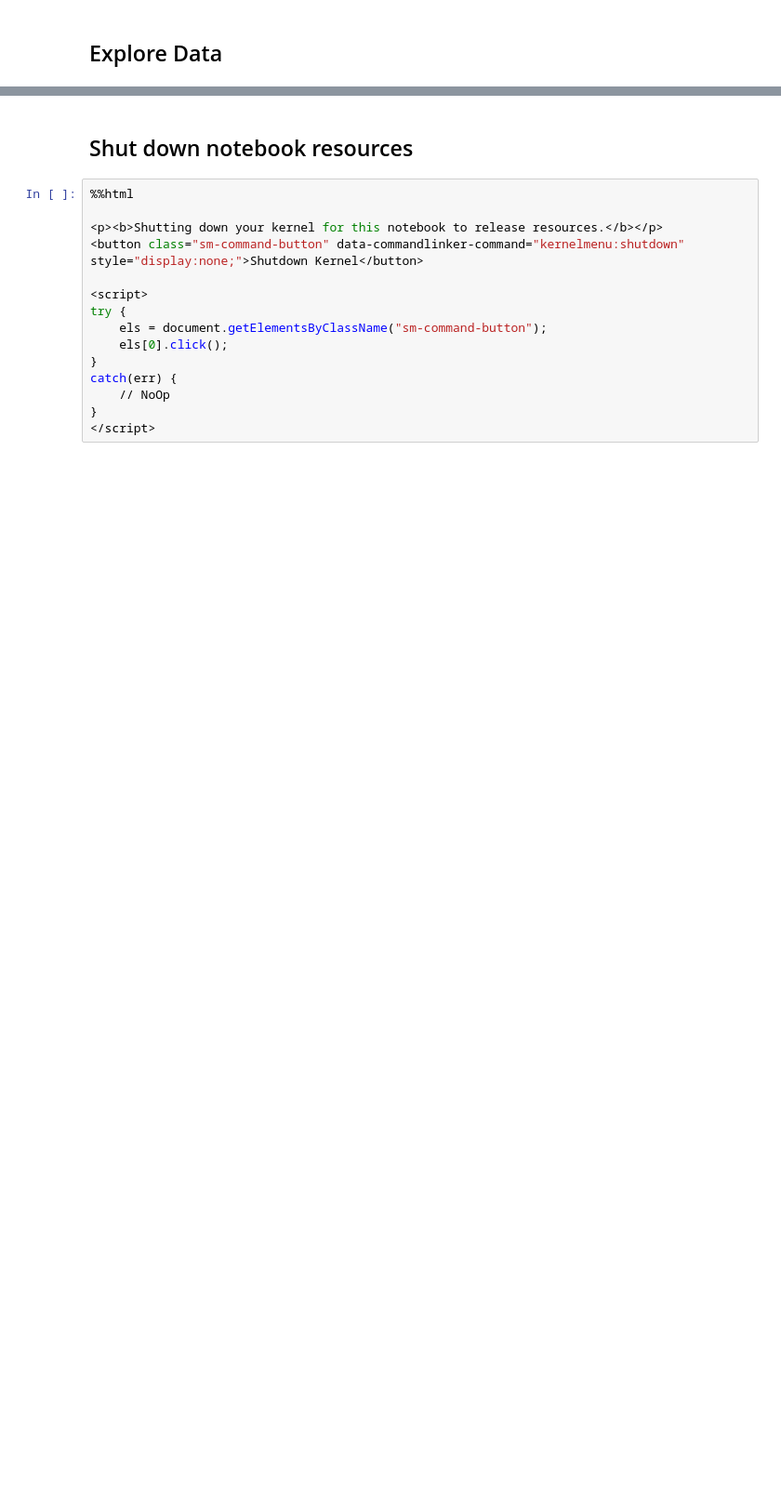
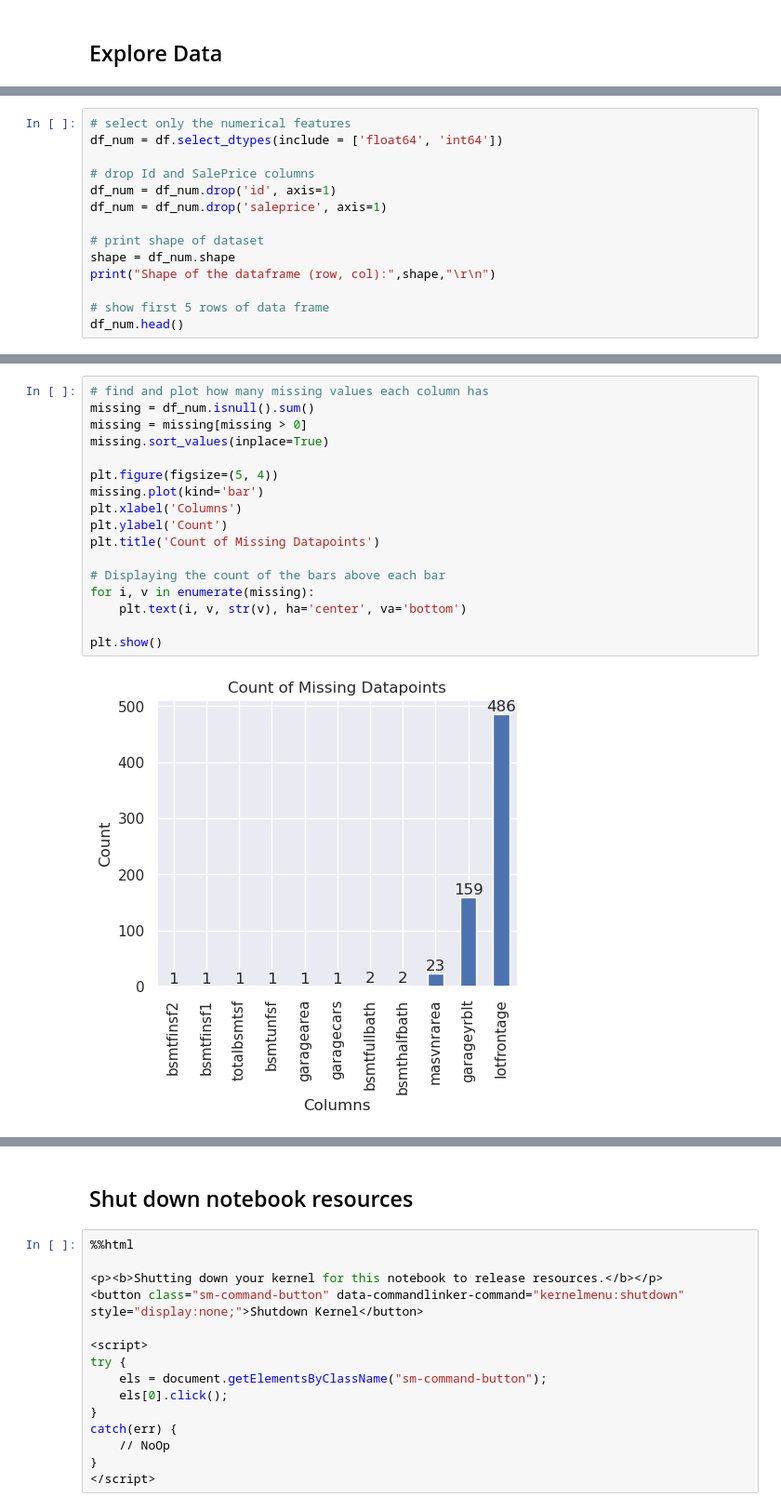
Before and after one commit to ithllc/AAI_540_SU_04, a Jupyter notebook: code/05_Explore_Data.ipynb, the cells around one changed output, grey strips where cells are left out. Shown: that part at 93% size. Saved outputs shown, nothing was run; the diff lists cells and outputs as text; blank space fills up the shorter version.

```diff
--- a/code/05_Explore_Data.ipynb
+++ b/code/05_Explore_Data.ipynb
@@ -239,0 +106,14 @@ Name: num_questions, dtype: float64
+# %%
+# select only the numerical features
+df_num = df.select_dtypes(include = ['float64', 'int64'])
+
+# drop Id and SalePrice columns
+df_num = df_num.drop('id', axis=1)
+df_num = df_num.drop('saleprice', axis=1)
+
+# print shape of dataset
+shape = df_num.shape
+print("Shape of the dataframe (row, col):",shape,"\r\n")
+
+# show first 5 rows of data frame
+df_num.head()
@@ -239,0 +129,19 @@ Name: num_questions, dtype: float64
+# %%
+# find and plot how many missing values each column has
+missing = df_num.isnull().sum()
+missing = missing[missing > 0]
+missing.sort_values(inplace=True)
+
+plt.figure(figsize=(5, 4))
+missing.plot(kind='bar')
+plt.xlabel('Columns')
+plt.ylabel('Count')
+plt.title('Count of Missing Datapoints')
+
+# Displaying the count of the bars above each bar
+for i, v in enumerate(missing):
+    plt.text(i, v, str(v), ha='center', va='bottom')
+
+plt.show()
+# %% [output]
+[figure, added]
```
Also changed, not shown: parts of 25 cells of this notebook, 2 other files.
